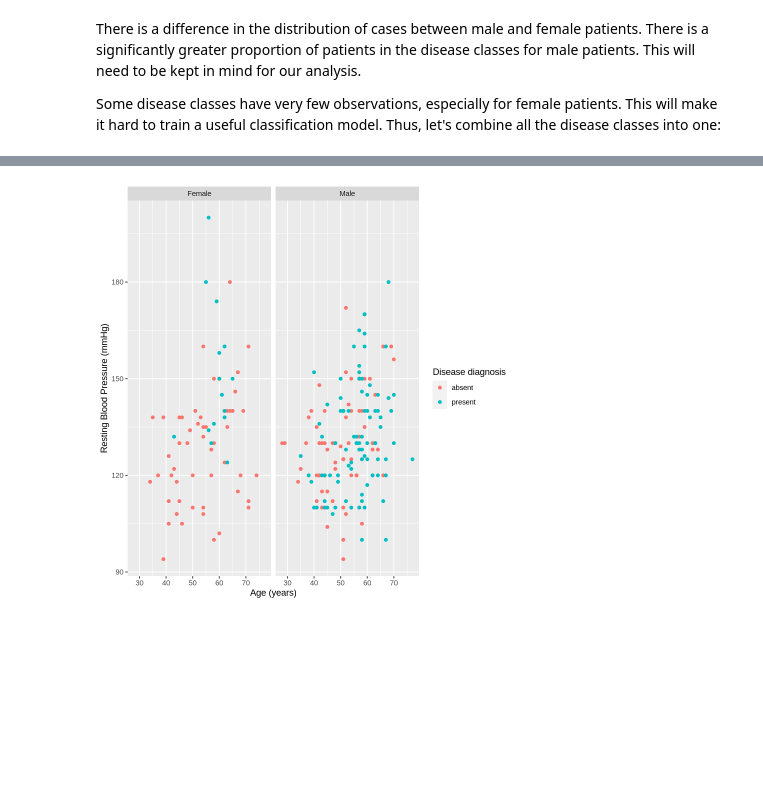
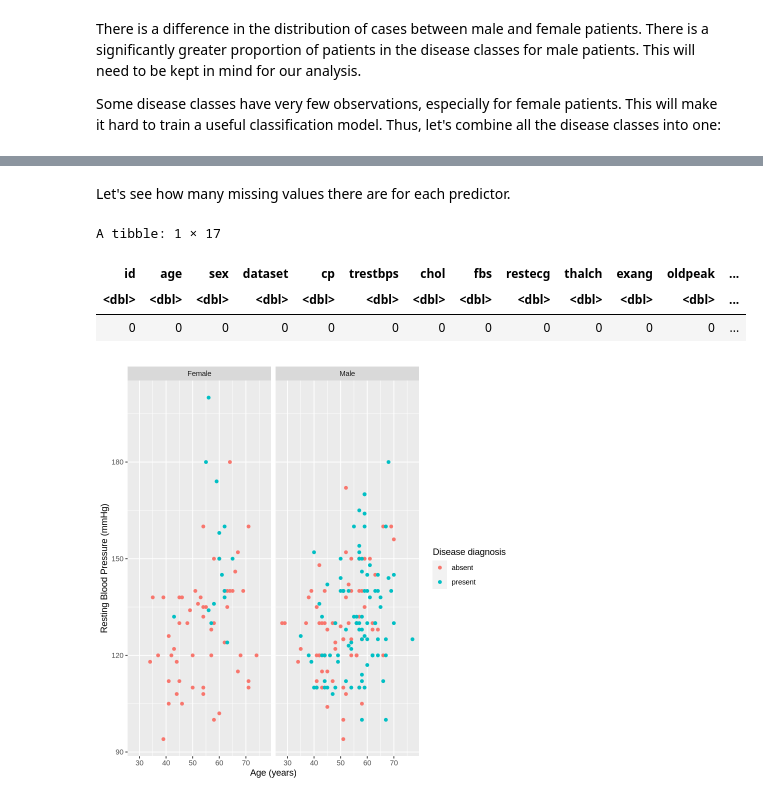
Before and after one commit to chiefpat450119/HeartDiseaseClassifier, a Jupyter notebook: Project_Notebook.ipynb, the cells around one changed output, grey strips where cells are left out. Drawn from its saved outputs; the diff is of its cells as text; code cells hidden in the pictures; blank space fills up the shorter version.

```diff
--- a/Project_Notebook.ipynb
+++ b/Project_Notebook.ipynb
@@ -139,6 +140,17 @@ A tibble: 226 × 17
 | ⋮ | ⋮ | ⋮ | ⋮ | ⋮ | ⋮ | ⋮ | ⋮ | ⋮ | ⋮ | ⋮ | ⋮ | ... |
 | 297 | 59 | Male | Cleveland | asymptomatic | 164 | 176 | TRUE | lv hypertrophy | 90 | FALSE | 1.0 | ... |
 | 301 | 57 | Male | Cleveland | asymptomatic | 130 | 131 | FALSE | normal | 115 | TRUE | 1.2 | ... |
+# %% [markdown]
+Let's see how many missing values there are for each predictor.
+# %%
+missing <- enframe(colSums(is.na(heart_train))) |>
+pivot_wider(names_from = "name", values_from = "value")
+missing
+# %% [output]
+A tibble: 1 × 17
+| id | age | sex | dataset | cp | trestbps | chol | fbs | restecg | thalch | exang | oldpeak | ... |
+| <dbl> | <dbl> | <dbl> | <dbl> | <dbl> | <dbl> | <dbl> | <dbl> | <dbl> | <dbl> | <dbl> | <dbl> | ... |
+| 0 | 0 | 0 | 0 | 0 | 0 | 0 | 0 | 0 | 0 | 0 | 0 | ... |
 # %%
 # Let's look at how two of predictor variables correlate with heart disease.
 heart_age_bp_plot <- heart_train |>
```
Also changed, not shown: parts of 2 cells of this notebook.
